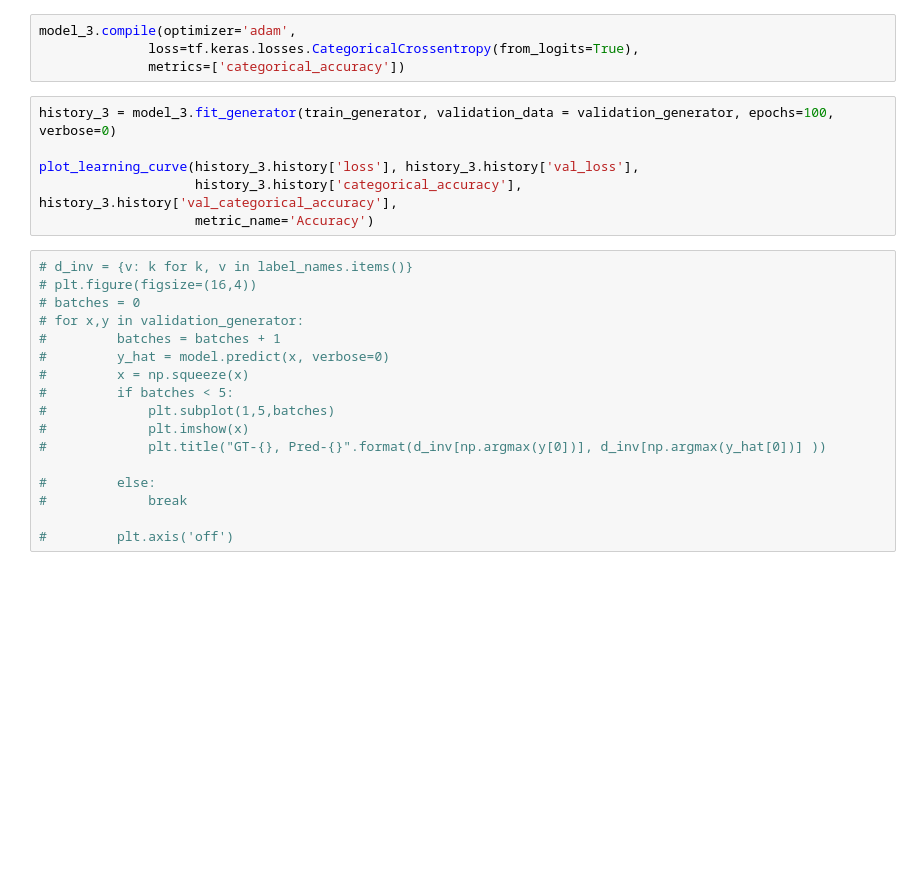
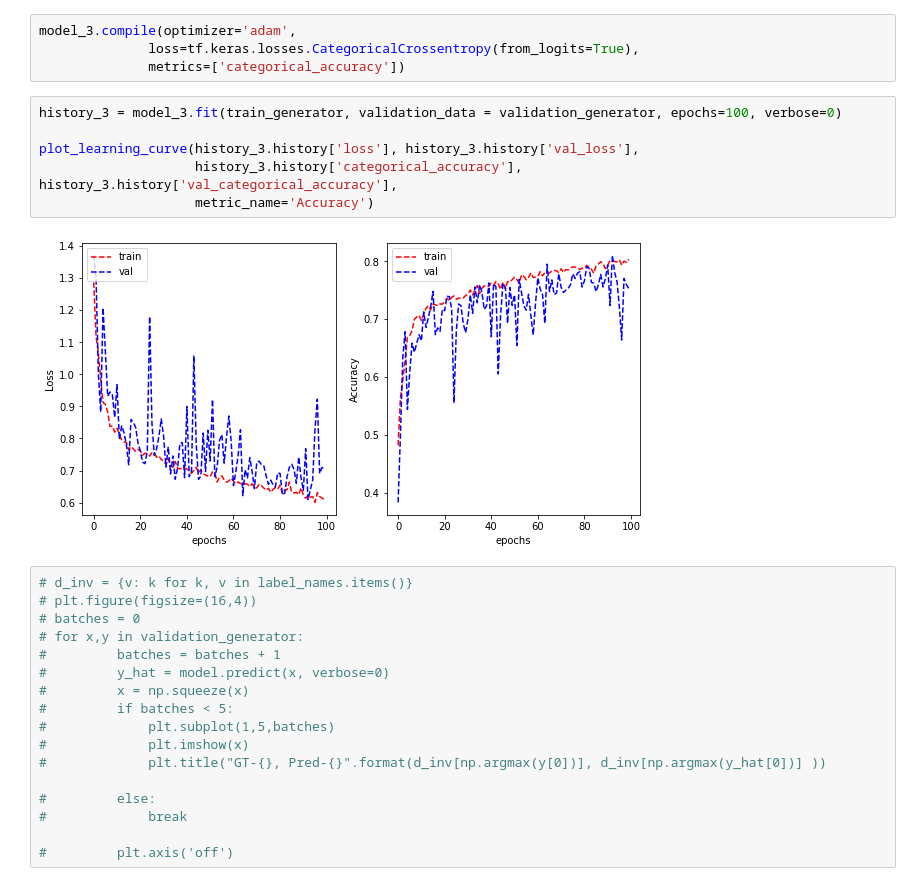
Before and after one commit to s3781183/machine_learning_A2, a Jupyter notebook: A2-AR.ipynb, the cells around one changed output. Drawn from its saved outputs; the diff is of its cells as text; blank space fills up the shorter version.

```diff
--- a/A2-AR.ipynb
+++ b/A2-AR.ipynb
@@ -305,11 +312,13 @@ model_3.compile(optimizer='adam',
               loss=tf.keras.losses.CategoricalCrossentropy(from_logits=True),
               metrics=['categorical_accuracy'])
 # %%
-history_3 = model_3.fit_generator(train_generator, validation_data = validation_generator, epochs=100, verbose=0)
+history_3 = model_3.fit(train_generator, validation_data = validation_generator, epochs=100, verbose=0)
 
 plot_learning_curve(history_3.history['loss'], history_3.history['val_loss'],
                     history_3.history['categorical_accuracy'], history_3.history['val_categorical_accuracy'],
                     metric_name='Accuracy')
+# %% [output]
+[figure, added]
 # %%
 # d_inv = {v: k for k, v in label_names.items()}
 # plt.figure(figsize=(16,4))
```
Also changed, not shown: parts of 9 cells of this notebook.
